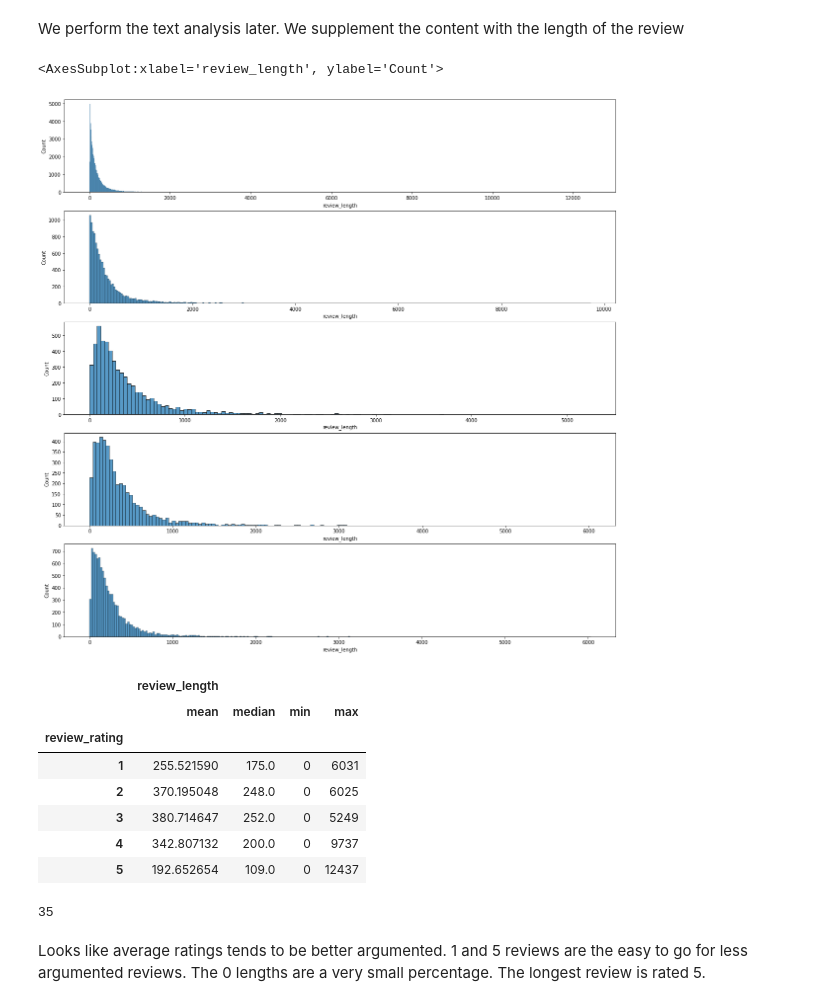
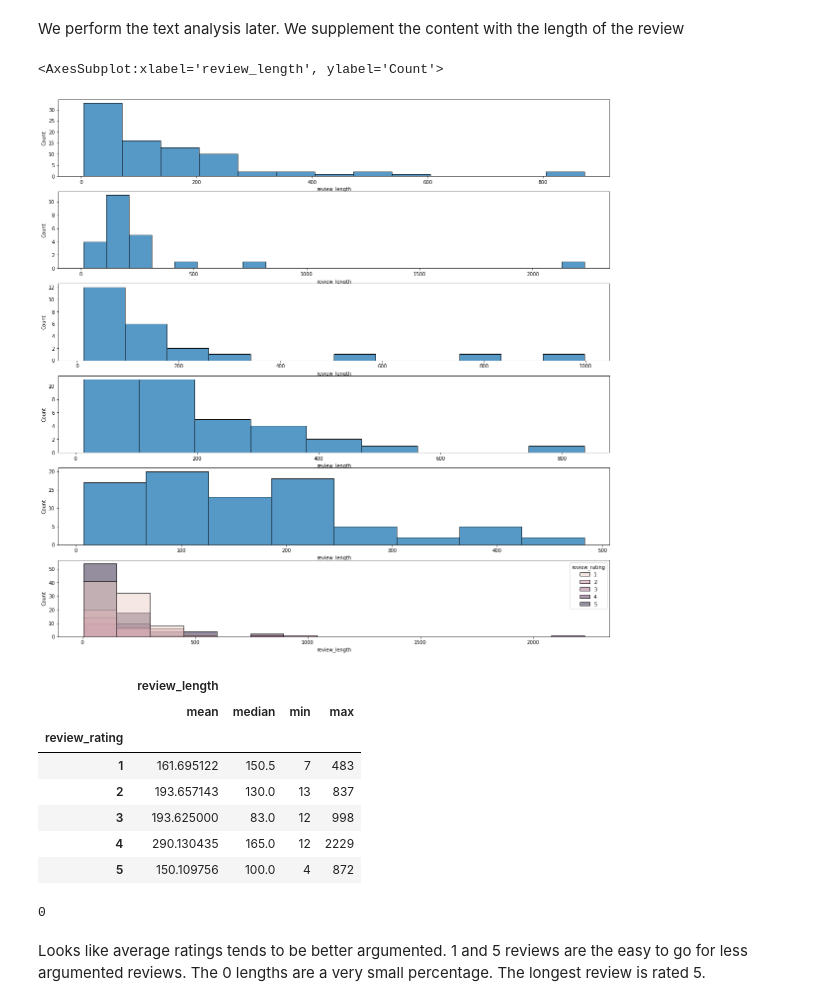
Before and after one commit to PietroDona/SentimentAnalysisAmazonMerchant, a Jupyter notebook: SentimentAnalysis/EDA.ipynb, the cells around one changed output. Saved outputs shown, nothing was run; the diff lists cells and outputs as text; code cells hidden in the pictures.

```diff
--- a/SentimentAnalysis/EDA.ipynb
+++ b/SentimentAnalysis/EDA.ipynb
@@ -33,3 +15,5 @@ df.columns = ['merchant_token', 'merchant_name', 'product_asin', 'product_name',
+# %%
+df = load_dataframe_asin("B07QGWY83T")
 # %% [markdown]
 # Basic EDA
 # %% [markdown]
@@ -81,4 +43,2 @@ Data is fairly complete (we scraped it), the only feature with missing data is t
-# %%
-df['review_helpful_vote'].fillna(0,inplace=True)
 # %% [markdown]
 ### Ratings distribution
@@ -126,31 +99,32 @@ We perform the text analysis later. We supplement the content with the length of
 # %%
 df['review_length'] = df['review_content'].apply(len)
 # %%
-fig, ax = plt.subplots(nrows=5,
+fig, ax = plt.subplots(nrows=6,
                        ncols=1, figsize=(20, 20))
 sns.histplot(data=df.query("review_rating == 5"), x="review_length", ax=ax[0])
 sns.histplot(data=df.query("review_rating == 4"), x="review_length", ax=ax[1])
 sns.histplot(data=df.query("review_rating == 3"), x="review_length", ax=ax[2])
 sns.histplot(data=df.query("review_rating == 2"), x="review_length", ax=ax[3])
 sns.histplot(data=df.query("review_rating == 1"), x="review_length", ax=ax[4])
+sns.histplot(data=df, x="review_length", hue="review_rating", ax=ax[5],bins = 15)
 # %% [output]
 <AxesSubplot:xlabel='review_length', ylabel='Count'>
-[figure, old version]
+[figure, new version]
 # %%
 df.groupby("review_rating").agg({"review_length": ['mean','median','min','max']})
 # %% [output]
 |  | review_length |  |  |  |
 |  | mean | median | min | max |
 | review_rating |  |  |  |  |
-| 1 | 255.521590 | 175.0 | 0 | 6031 |
-| 2 | 370.195048 | 248.0 | 0 | 6025 |
-| 3 | 380.714647 | 252.0 | 0 | 5249 |
-| 4 | 342.807132 | 200.0 | 0 | 9737 |
-| 5 | 192.652654 | 109.0 | 0 | 12437 |
+| 1 | 161.695122 | 150.5 | 7 | 483 |
+| 2 | 193.657143 | 130.0 | 13 | 837 |
+| 3 | 193.625000 | 83.0 | 12 | 998 |
+| 4 | 290.130435 | 165.0 | 12 | 2229 |
+| 5 | 150.109756 | 100.0 | 4 | 872 |
 # %%
 len(df.query("review_length == 0"))
 # %% [output]
-35
+0
 # %% [markdown]
 Looks like average ratings tends to be better argumented. 1 and 5 reviews are the easy to go for less argumented reviews. The 0 lengths are a very small percentage. The longest review is rated 5.
 # %%
```
Also changed, not shown: parts of 19 cells of this notebook, 23 other files.
